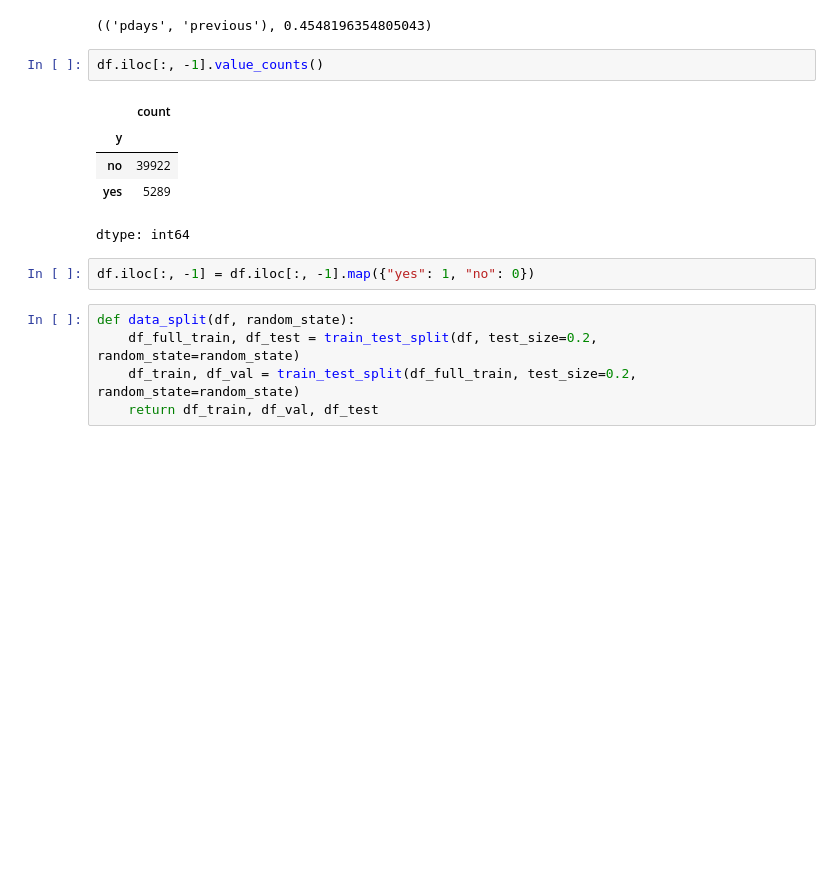
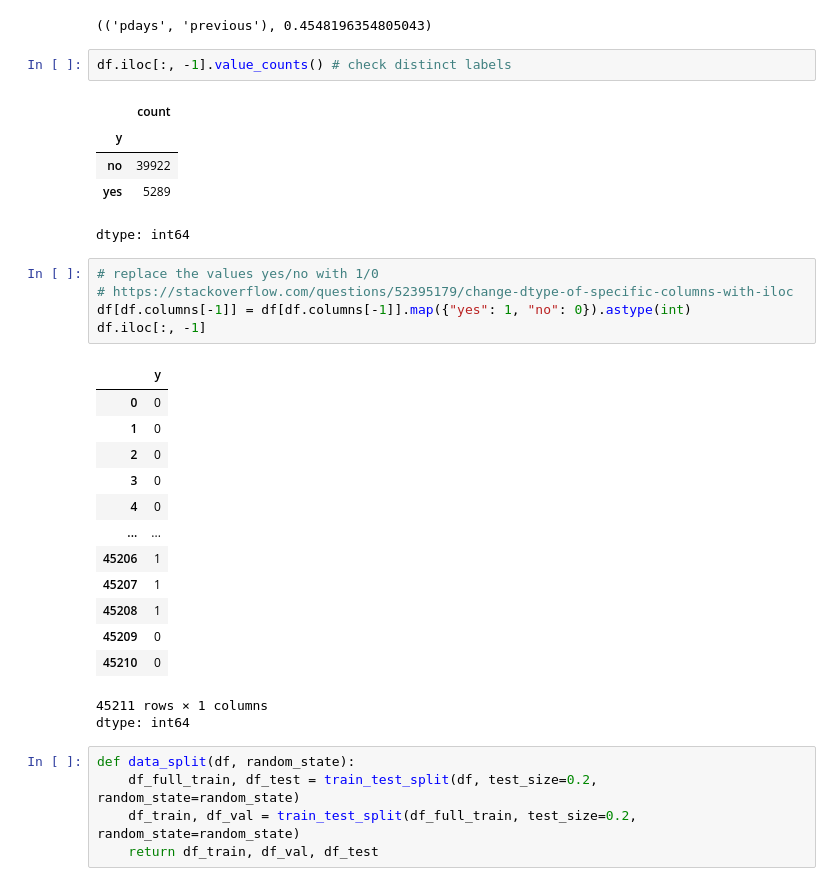
Before and after one commit to spencer18001/machine-learning-zoomcamp, a Jupyter notebook: 03/hw_03.ipynb, the cells around one changed output. Drawn from its saved outputs; the diff is of its cells as text; blank space fills up the shorter version.

```diff
--- a/03/hw_03.ipynb
+++ b/03/hw_03.ipynb
@@ -112,15 +110,33 @@ max_corr_features, max_corr # Q2
 # %% [output]
 (('pdays', 'previous'), 0.4548196354805043)
 # %%
-df.iloc[:, -1].value_counts()
+df.iloc[:, -1].value_counts() # check distinct labels
 # %% [output]
 |  | count |
 | y |  |
 | no | 39922 |
 | yes | 5289 |
 dtype: int64
-# %%
-df.iloc[:, -1] = df.iloc[:, -1].map({"yes": 1, "no": 0})
+# %%
+# replace the values yes/no with 1/0
+# https://stackoverflow.com/questions/52395179/change-dtype-of-specific-columns-with-iloc
+df[df.columns[-1]] = df[df.columns[-1]].map({"yes": 1, "no": 0}).astype(int)
+df.iloc[:, -1]
+# %% [output]
+|  | y |
+| 0 | 0 |
+| 1 | 0 |
+| 2 | 0 |
+| 3 | 0 |
+| 4 | 0 |
+| ... | ... |
+| 45206 | 1 |
+| 45207 | 1 |
+| 45208 | 1 |
+| 45209 | 0 |
+| 45210 | 0 |
+45211 rows × 1 columns
+dtype: int64
 # %%
 def data_split(df, random_state):
     df_full_train, df_test = train_test_split(df, test_size=0.2, random_state=random_state)
```
Also changed, not shown: parts of 10 cells of this notebook.
